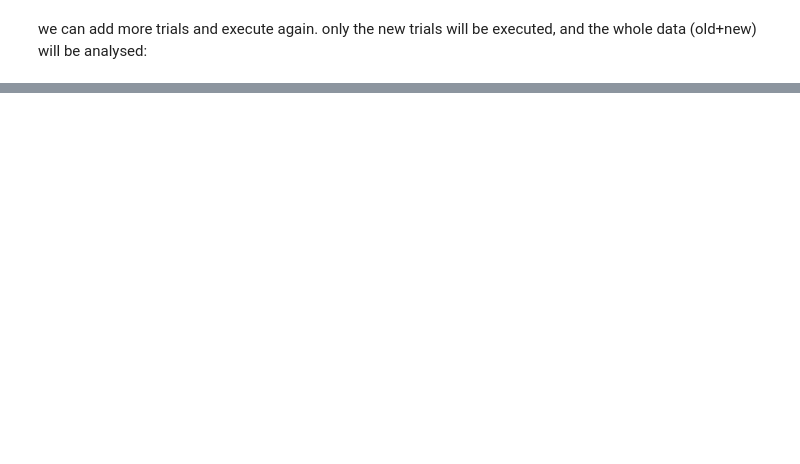
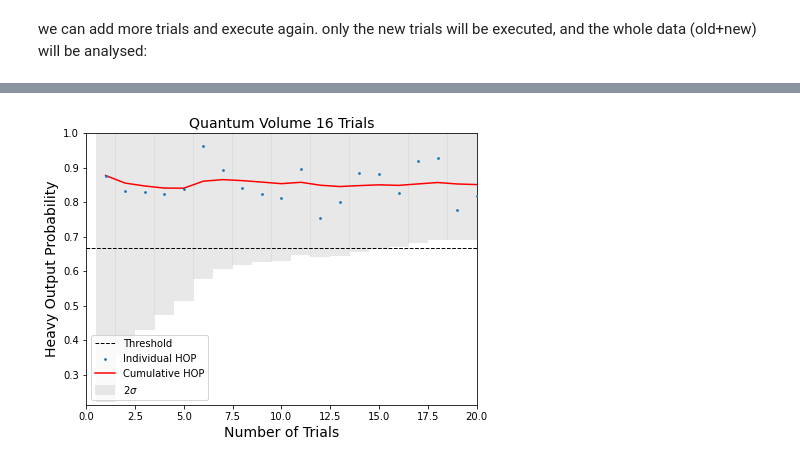
Before and after one commit to qiskit-community/qiskit-ignis, a Jupyter notebook: qiskit/ignis/experiments/quantum_volume/example/QV experiment.ipynb, the cells around one changed output, grey strips where cells are left out. Cells and saved outputs as stored; diff of their text form; code cells hidden in the pictures; blank space fills up the shorter version.

```diff
--- a/qiskit/ignis/experiments/quantum_volume/example/QV experiment.ipynb
+++ b/qiskit/ignis/experiments/quantum_volume/example/QV experiment.ipynb
@@ -58,0 +59,4 @@ new_res.plot_qv_data()
+# %%
+res.plot_hop_accumulative(4)
+# %% [output]
+[figure, added]
```
Also changed, not shown: parts of 5 cells of this notebook, 4 other files.
